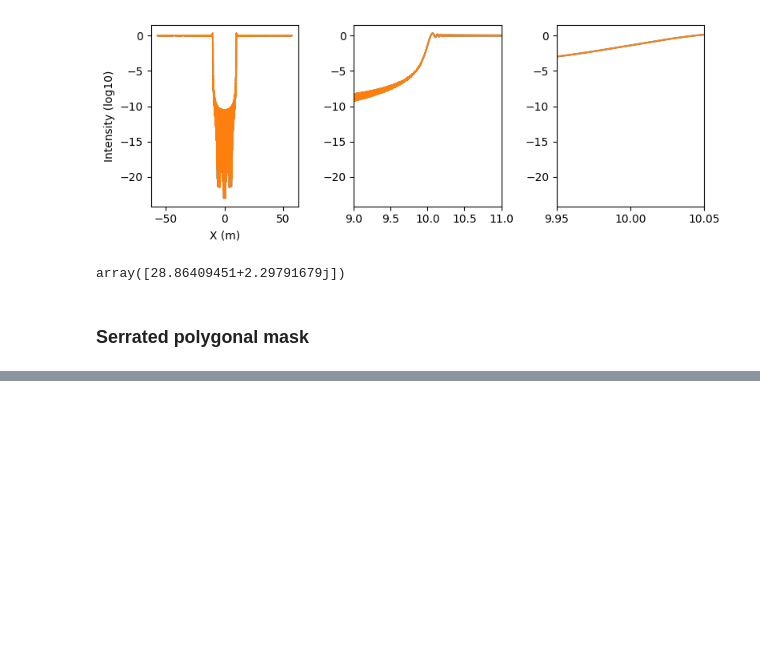
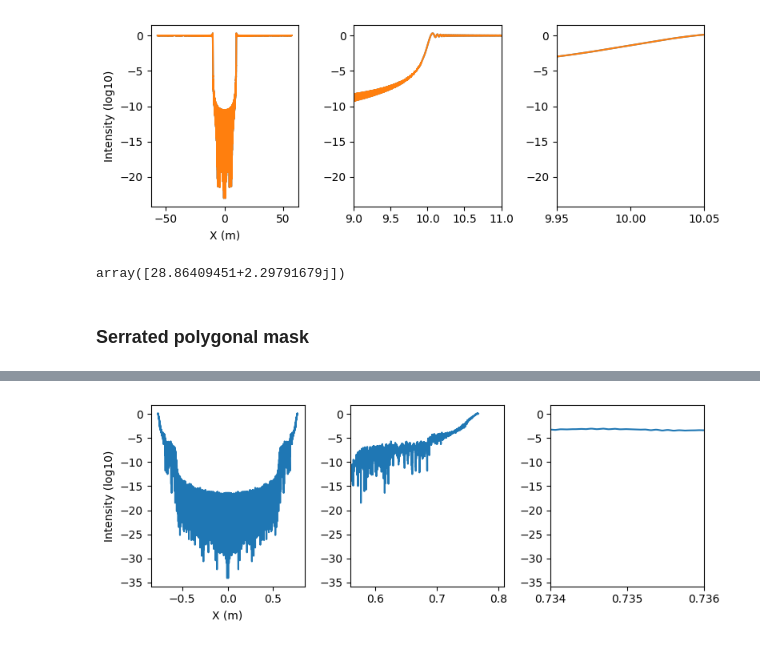
Before and after one commit to simon-prunet/polyFT, a Jupyter notebook: doFr.ipynb, the cells around one changed output, grey strips where cells are left out. Cells and saved outputs as stored; diff of their text form; code cells hidden in the pictures; blank space fills up the shorter version.

```diff
--- a/doFr.ipynb
+++ b/doFr.ipynb
@@ -146,6 +146,6 @@ Processing edge number 128 out of 128
 # %%
 # Only valid for first radius... Need to do something more general
-out = np.linalg.norm(P,axis=1)>s.r_out
+out = s.is_outside_of_mask(P)
 res_tot = res.copy()
 res_tot[out] += 1. # Add geometric optics part
 # %%
@@ -177,0 +178,25 @@ plt.tight_layout()
+# %%
+if (dims==2):
+    fig, ax = plt.subplots(ncols=2, nrows=1, figsize=(8,8))
+    im=ax[0].imshow(2.*np.log(np.abs(res_tot)).reshape(m,m), vmin=-12, vmax=0, cmap='viridis', extent=bbox)
+    divider = make_axes_locatable(ax[0])
+    cax = divider.append_axes("right", size="5%", pad=0.05)
+    fig.colorbar(im, cax=cax)
+    im2=ax[1].imshow(2.*np.log(np.abs(res_analytic)).reshape(m,m), vmin=-12, vmax=0, cmap='viridis', extent=bbox)
+    divider2 = make_axes_locatable(ax[1])
+    cax2 = divider2.append_axes("right", size="5%", pad=0.05)
+    fig.colorbar(im2, cax=cax2)
+else:
+    fig, ax = plt.subplots(ncols=3, figsize=(8,3))
+    ax[0].plot(P[:,0], 2.*np.log(np.abs(res_tot) ) )
+    ax[1].plot(P[:,0], 2.*np.log(np.abs(res_tot) ) )
+    ax[2].plot(P[:,0], 2.*np.log(np.abs(res_tot) ) )
+
+    ax[1].set_xlim([s.r_in-0.15, s.r_in+0.1])
+    ax[2].set_xlim([(s.r_in+s.r_out)/2-0.001, (s.r_in+s.r_out)/2+0.001 ])
+
+    ax[0].set_xlabel('X (m)')
+    ax[0].set_ylabel('Intensity (log10)')
+plt.tight_layout()
+# %% [output]
+[figure, added]
```
Also changed, not shown: parts of 5 cells of this notebook, 1 other file.
